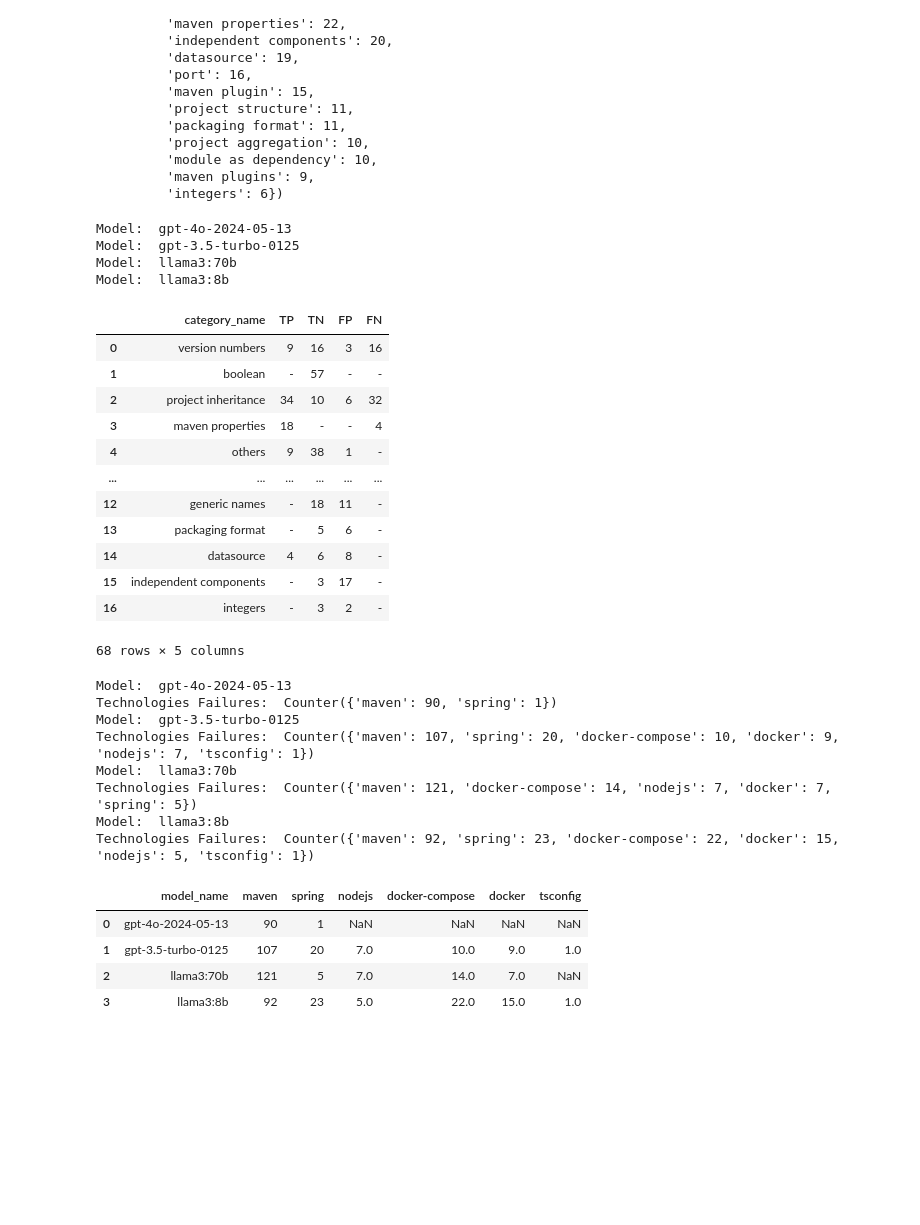
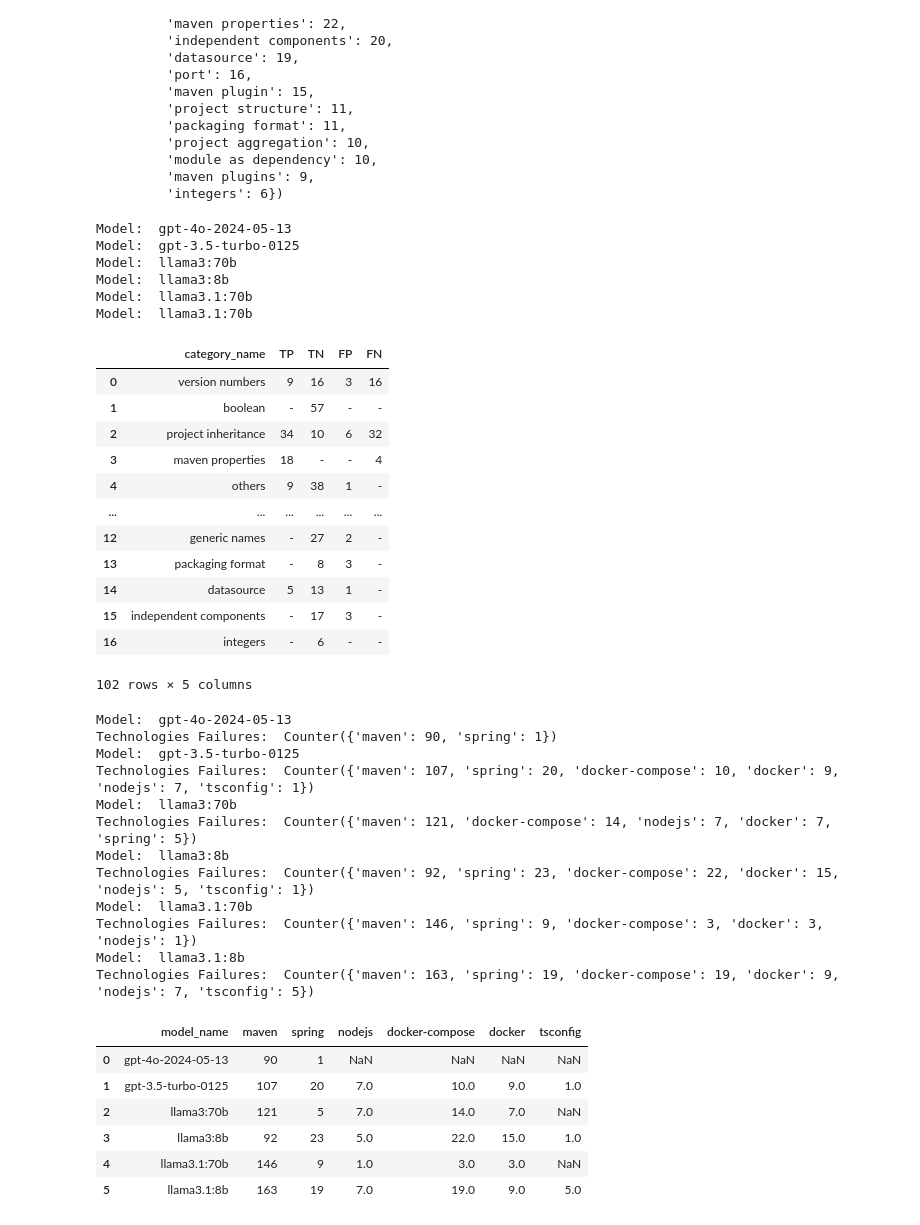
Before and after one commit to simisimon/dependency-validation-rag, a Jupyter notebook: evaluation/analysis_without.ipynb, the cells around one changed output. Drawn from its saved outputs; the diff is of its cells as text; code cells hidden in the pictures; blank space fills up the shorter version.

```diff
--- a/evaluation/analysis_without.ipynb
+++ b/evaluation/analysis_without.ipynb
@@ -112,7 +112,7 @@ def get_df_stats(model_name: str):
     return df
 
 
-model_names = ["gpt-3.5-turbo-0125", "gpt-4o-2024-05-13", "llama3:8b", "llama3:70b"]
+model_names = ["gpt-3.5-turbo-0125", "gpt-4o-2024-05-13", "llama3:70b", "llama3:8b", "llama3.1:70b", "llama3.1:8b"]
 
 
 for name in model_names:
@@ -140,7 +140,7 @@ Index(['dependency_category', 'link_str', 'project', 'option_name',
 # %%
 import pandas as pd
 
-model_names = ['llama3:70b', 'gpt-4o-2024-05-13', 'gpt-3.5-turbo-0125', 'llama3:8b']
+model_names = ['gpt-4o-2024-05-13', 'gpt-3.5-turbo-0125', 'llama3:70b', 'llama3:8b', 'llama3.1:70b', 'llama3.1:8b']
 
 df_base = pd.read_csv("../data/results/all_dependencies.csv")
 
@@ -205,7 +205,7 @@ import pandas as pd
 df = pd.read_csv("../data/analysis/without/all.csv")
 
 # List of model columns to check
-model_columns = ['llama3:70b_classification', 'gpt-4o-2024-05-13_classification', 'gpt-3.5-turbo-0125_classification', 'llama3:8b_classification']
+model_columns = ['gpt-4o-2024-05-13_classification', 'gpt-3.5-turbo-0125_classification', 'llama3:70b_classification', 'llama3:8b_classification', 'llama3.1:70b_classification', 'llama3.1:8b_classification']
 
 for column in model_columns:
     rating_counts = df[column].value_counts()
@@ -311,7 +311,7 @@ def get_category_stats(category_names: List, model_name: str):
     return df
 
 
-model_names = ['gpt-4o-2024-05-13', 'gpt-3.5-turbo-0125', 'llama3:70b', 'llama3:8b']
+model_names = ['gpt-4o-2024-05-13', 'gpt-3.5-turbo-0125', 'llama3:70b', 'llama3:8b', 'llama3.1:70b', 'llama3.1:70b']
 category_names = list(category_counter.keys())
 dfs = []
 
@@ -328,6 +328,8 @@ Model:  gpt-4o-2024-05-13
 Model:  gpt-3.5-turbo-0125
 Model:  llama3:70b
 Model:  llama3:8b
+Model:  llama3.1:70b
+Model:  llama3.1:70b
 |  | category_name | TP | TN | FP | FN |
 | 0 | version numbers | 9 | 16 | 3 | 16 |
 | 1 | boolean | - | 57 | - | - |
@@ -335,17 +337,17 @@ Model:  llama3:8b
 | 3 | maven properties | 18 | - | - | 4 |
 | 4 | others | 9 | 38 | 1 | - |
 | ... | ... | ... | ... | ... | ... |
-| 12 | generic names | - | 18 | 11 | - |
-| 13 | packaging format | - | 5 | 6 | - |
-| 14 | datasource | 4 | 6 | 8 | - |
-| 15 | independent components | - | 3 | 17 | - |
-| 16 | integers | - | 3 | 2 | - |
+| 12 | generic names | - | 27 | 2 | - |
+| 13 | packaging format | - | 8 | 3 | - |
+| 14 | datasource | 5 | 13 | 1 | - |
+| 15 | independent components | - | 17 | 3 | - |
+| 16 | integers | - | 6 | - | - |
-68 rows × 5 columns
+102 rows × 5 columns
 # %%
 from collections import Counter
 import pandas as pd
 
-model_names = ['gpt-4o-2024-05-13', 'gpt-3.5-turbo-0125', 'llama3:70b', 'llama3:8b']
+model_names = ['gpt-4o-2024-05-13', 'gpt-3.5-turbo-0125', 'llama3:70b', 'llama3:8b', 'llama3.1:70b', 'llama3.1:8b']
 
 data = []
 
@@ -357,30 +359,36 @@ for model_name in model_names:
     df_failures = df_model[df_model["classification"].isin(["FP", "FN"])]
 
     technologies_failures = df_failures["option_technology"].to_list()
 
     counter = Counter(technologies_failures)
 
     print("Technologies Failures: ", counter)
 
 
     model_data = {"model_name": model_name}
     model_data.update({k: v for k, v in counter.items()})
     data.append(model_data)
 
 
 df = pd.DataFrame(data)
 df
 # %% [output]
 Model:  gpt-4o-2024-05-13
 Technologies Failures:  Counter({'maven': 90, 'spring': 1})
 Model:  gpt-3.5-turbo-0125
 Technologies Failures:  Counter({'maven': 107, 'spring': 20, 'docker-compose': 10, 'docker': 9, 'nodejs': 7, 'tsconfig': 1})
 Model:  llama3:70b
 Technologies Failures:  Counter({'maven': 121, 'docker-compose': 14, 'nodejs': 7, 'docker': 7, 'spring': 5})
 Model:  llama3:8b
 Technologies Failures:  Counter({'maven': 92, 'spring': 23, 'docker-compose': 22, 'docker': 15, 'nodejs': 5, 'tsconfig': 1})
+Model:  llama3.1:70b
+Technologies Failures:  Counter({'maven': 146, 'spring': 9, 'docker-compose': 3, 'docker': 3, 'nodejs': 1})
+Model:  llama3.1:8b
+Technologies Failures:  Counter({'maven': 163, 'spring': 19, 'docker-compose': 19, 'docker': 9, 'nodejs': 7, 'tsconfig': 5})
 |  | model_name | maven | spring | nodejs | docker-compose | docker | tsconfig |
 | 0 | gpt-4o-2024-05-13 | 90 | 1 | NaN | NaN | NaN | NaN |
 | 1 | gpt-3.5-turbo-0125 | 107 | 20 | 7.0 | 10.0 | 9.0 | 1.0 |
 | 2 | llama3:70b | 121 | 5 | 7.0 | 14.0 | 7.0 | NaN |
 | 3 | llama3:8b | 92 | 23 | 5.0 | 22.0 | 15.0 | 1.0 |
+| 4 | llama3.1:70b | 146 | 9 | 1.0 | 3.0 | 3.0 | NaN |
+| 5 | llama3.1:8b | 163 | 19 | 7.0 | 19.0 | 9.0 | 5.0 |
```
Also changed, not shown: parts of 5 cells of this notebook, 7 other files.
